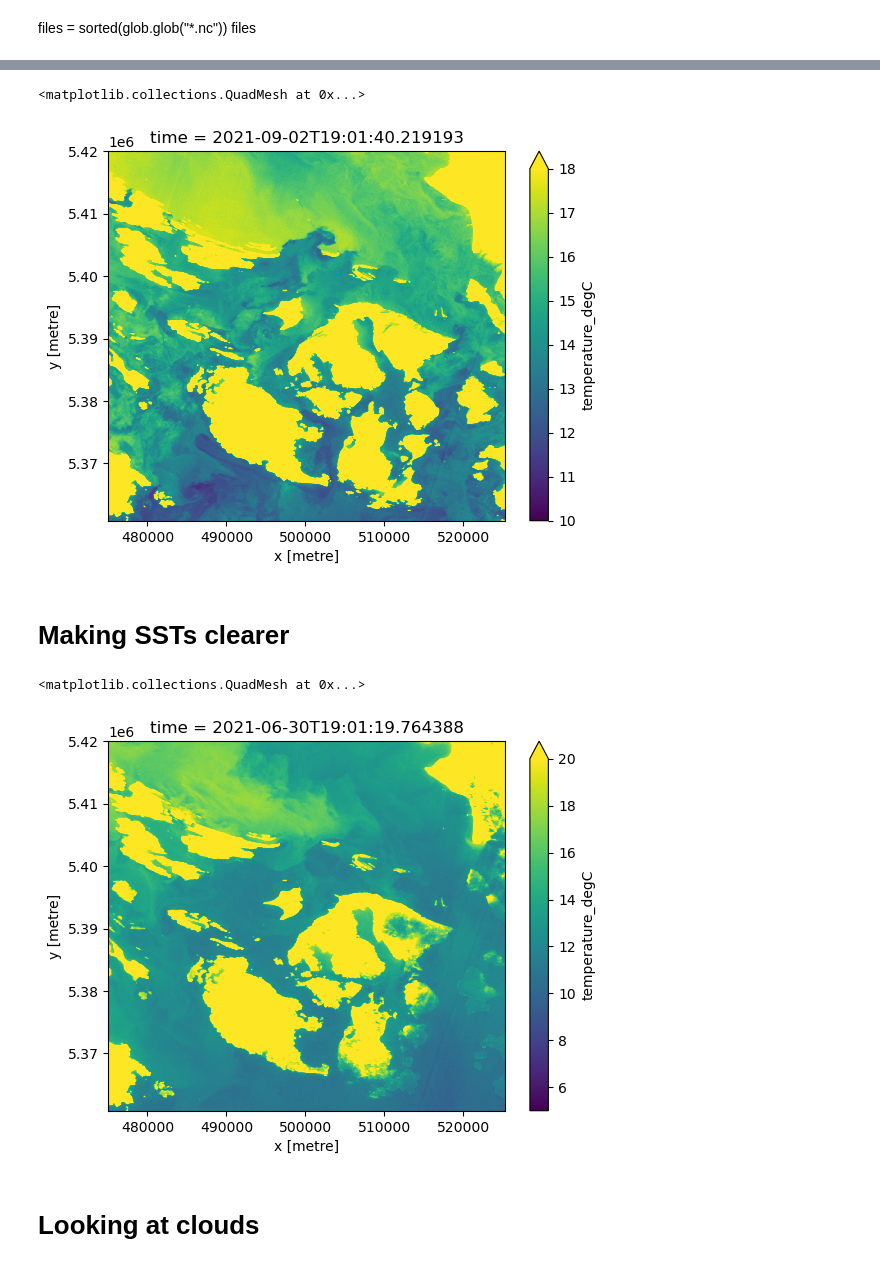
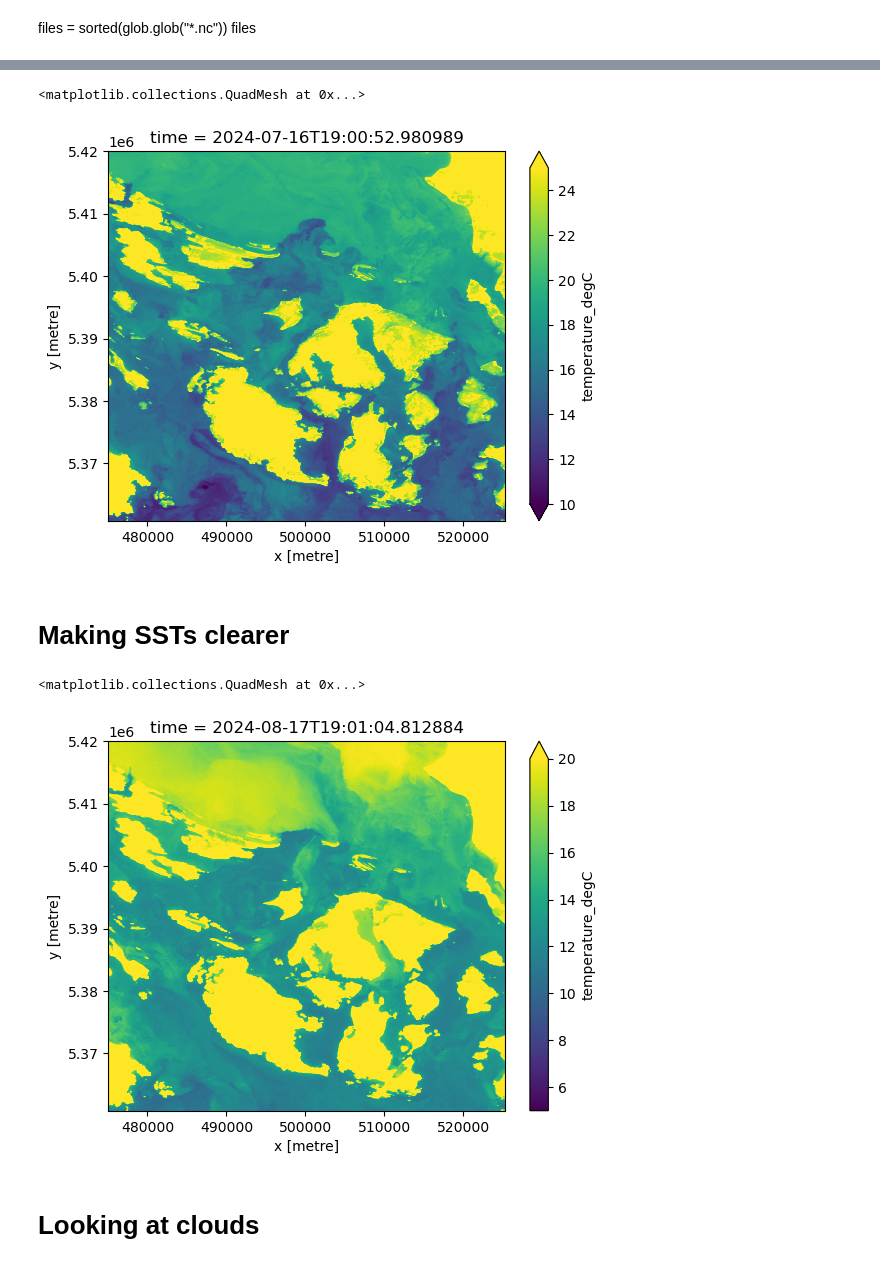
Before and after one commit to elischwat/summerfog, a Jupyter notebook: landsat/plotting-scenes-izzie.ipynb, the cells around one changed output, grey strips where cells are left out. Drawn from its saved outputs; the diff is of its cells as text; code cells hidden in the pictures.

```diff
--- a/landsat/plotting-scenes-izzie.ipynb
+++ b/landsat/plotting-scenes-izzie.ipynb
@@ -15,7 +15,7 @@ files
 # %%
 #file path
 #fn = '2019-08-28T19:01:37.429983000.nc'
-fn = 'summer2024/2024-08-17T19:01:04.812884000.nc'
+fn ='summer2024/2024-07-16T19:00:52.980989000.nc'
 
 #fn = '2019-08-12T19:01:33.400679000.nc'
 # %%
@@ -28,0 +52,3 @@ ds['temperature_degC'].plot(vmin=10, vmax=20)
+# %%
+ds['cor'] = ds['trad'] - ds['urad']
+ds['cor'].plot()
@@ -28,0 +78,3 @@ ds['temperature_degC'].plot(vmin=10, vmax=20)
+# %%
+ds['cor'] = ds['trad'] - ds['drad']
+ds['cor'].plot()
@@ -29,15 +84,15 @@ ds['temperature_degC'].plot(vmin=10, vmax=20)
 # %%
-ds['temperature_degC'].plot(vmin = 10, vmax = 18)
+ds['temperature_degC'].plot(vmin = 10, vmax = 25)
 # %% [output]
 <matplotlib.collections.QuadMesh at 0x...>
-[figure, old version]
+[figure, new version]
 # %% [markdown]
 # Making SSTs clearer
 # %%
 ds['temperature_degC'].plot(cmap='viridis', vmin=5, vmax=20)
 # %% [output]
 <matplotlib.collections.QuadMesh at 0x...>
-[figure, old version]
+[figure, new version]
 # %% [markdown]
 # Looking at clouds
 # %%
```
Also changed, not shown: parts of 10 cells of this notebook, 6 other files.
